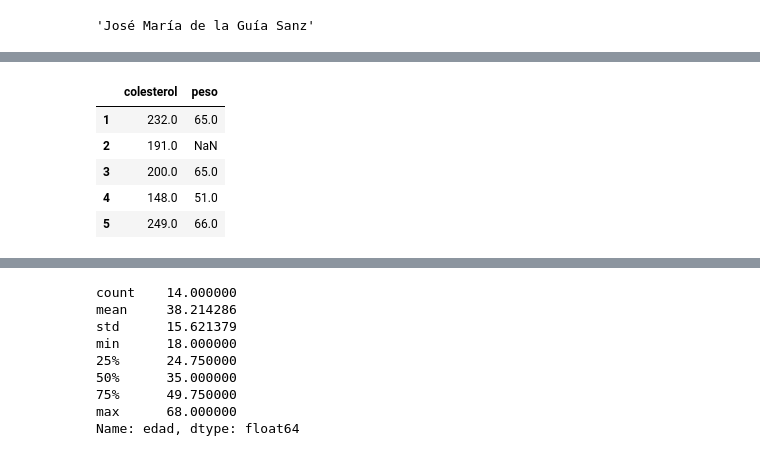
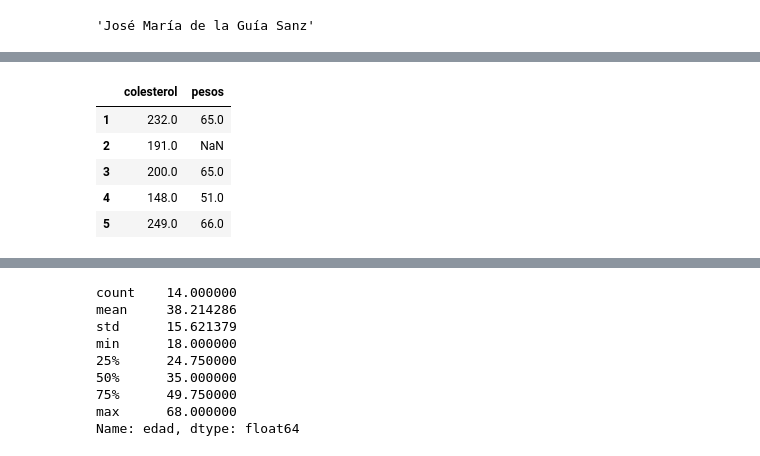
Before and after one commit to mtataytraining2/2_DataScience_Basics, a Jupyter notebook: Pandas/Pandas_dataframe_clase.ipynb, the cells around one changed output, grey strips where cells are left out. Cells and saved outputs as stored; diff of their text form; code cells hidden in the pictures.

```diff
--- a/Pandas/Pandas_dataframe_clase.ipynb
+++ b/Pandas/Pandas_dataframe_clase.ipynb
@@ -580,7 +566,7 @@ print(dfcol[mask2])
 # %%
-dfcol.loc[1:5,['colesterol','peso']] #con loc se pueden seleccionar por posiciones y nombres de columnas
+dfcol.loc[1:5,['colesterol','pesos']] #con loc se pueden seleccionar por posiciones y nombres de columnas
 # %% [output]
-|  | colesterol | peso |
+|  | colesterol | pesos |
 | 1 | 232.0 | 65.0 |
 | 2 | 191.0 | NaN |
 | 3 | 200.0 | 65.0 |
```
Also changed, not shown: parts of 50 cells of this notebook.
